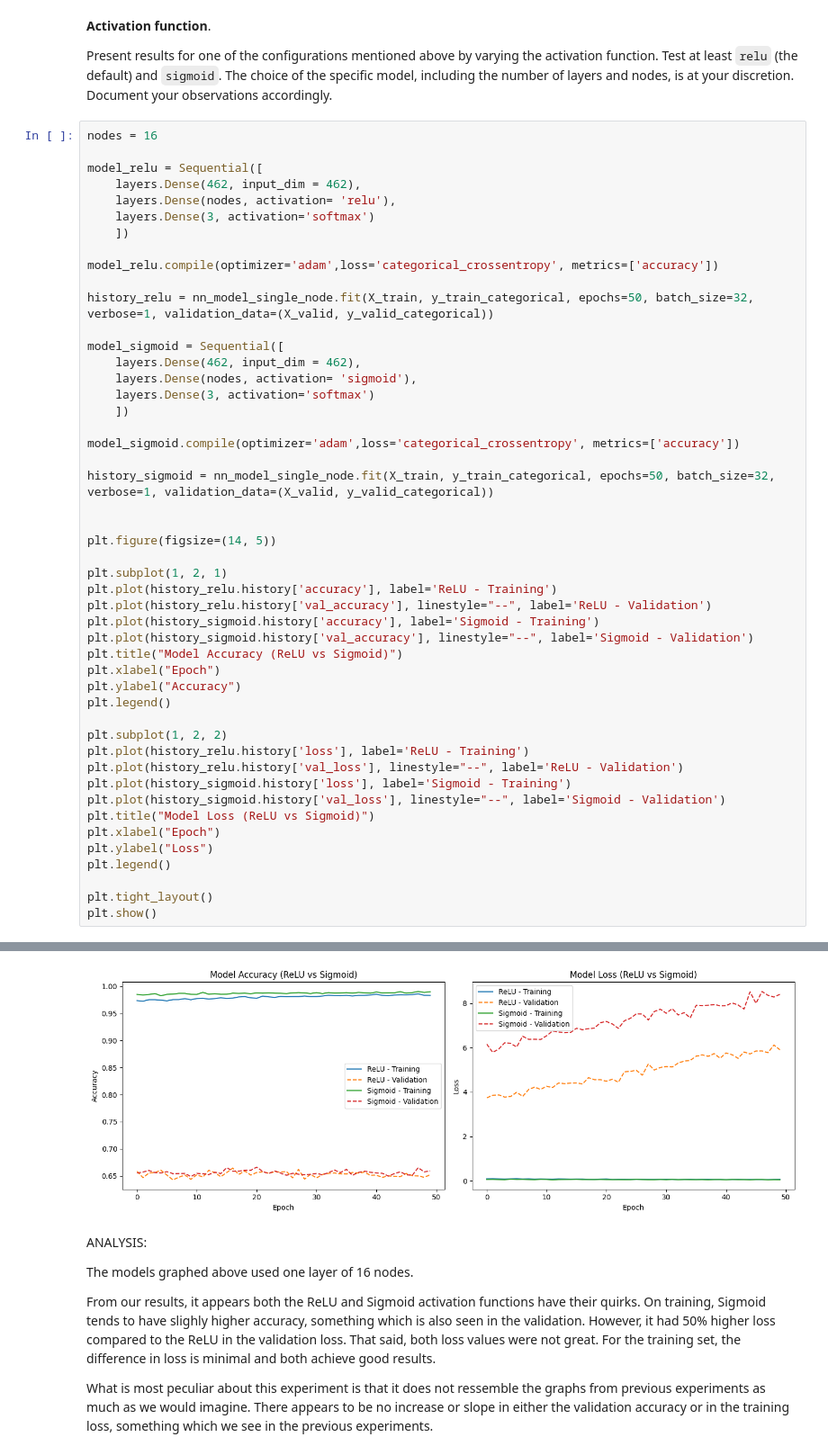
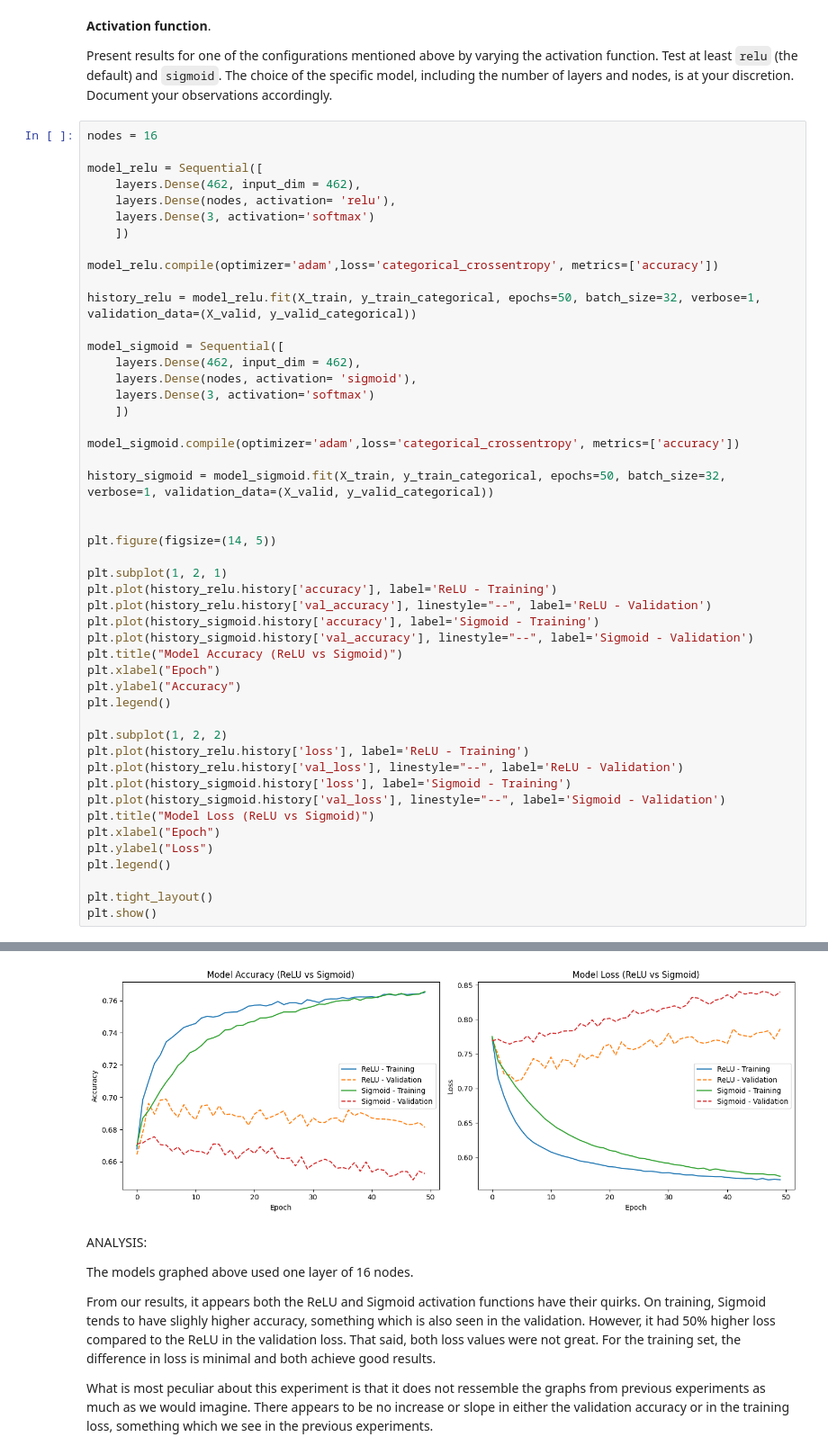
Before and after one commit to rennylee/Neural-Networks, a Jupyter notebook: csi4106-f24-a3-300240688-300228879.ipynb, the cells around one changed output, grey strips where cells are left out. Shown at 90% size. Cells and saved outputs as stored; diff of their text form.

```diff
--- a/csi4106-f24-a3-300240688-300228879.ipynb
+++ b/csi4106-f24-a3-300240688-300228879.ipynb
@@ -699,7 +698,7 @@ model_relu = Sequential([
 
 model_relu.compile(optimizer='adam',loss='categorical_crossentropy', metrics=['accuracy'])
 
-history_relu = nn_model_single_node.fit(X_train, y_train_categorical, epochs=50, batch_size=32, verbose=1, validation_data=(X_valid, y_valid_categorical))
+history_relu = model_relu.fit(X_train, y_train_categorical, epochs=50, batch_size=32, verbose=1, validation_data=(X_valid, y_valid_categorical))
 
 model_sigmoid = Sequential([
     layers.Dense(462, input_dim = 462),
@@ -709,7 +708,7 @@ model_sigmoid = Sequential([
 
 model_sigmoid.compile(optimizer='adam',loss='categorical_crossentropy', metrics=['accuracy'])
 
-history_sigmoid = nn_model_single_node.fit(X_train, y_train_categorical, epochs=50, batch_size=32, verbose=1, validation_data=(X_valid, y_valid_categorical))
+history_sigmoid = model_sigmoid.fit(X_train, y_train_categorical, epochs=50, batch_size=32, verbose=1, validation_data=(X_valid, y_valid_categorical))
 
 
 plt.figure(figsize=(14, 5))
@@ -757,4 +756,4 @@ Epoch 50/50
-[figure, old version]
+[figure, new version]
 # %% [markdown]
 ANALYSIS:
 
```
Also changed, not shown: parts of 9 cells of this notebook.
